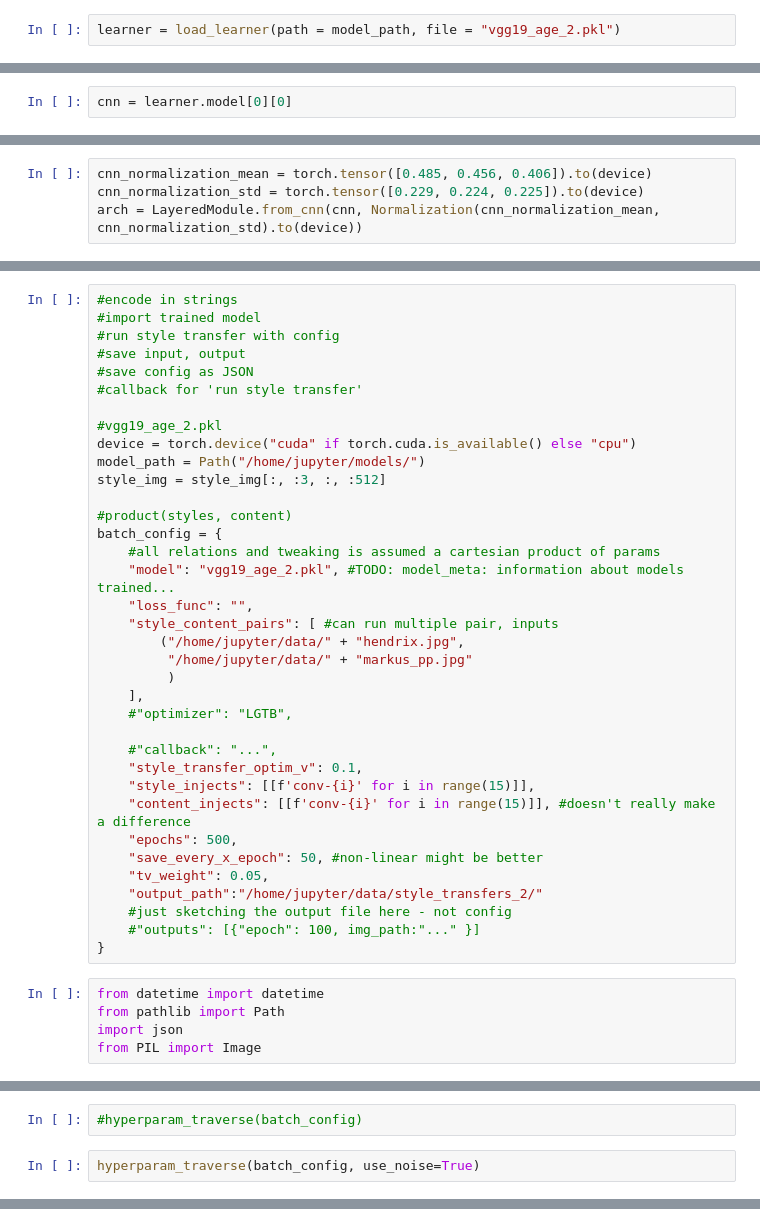
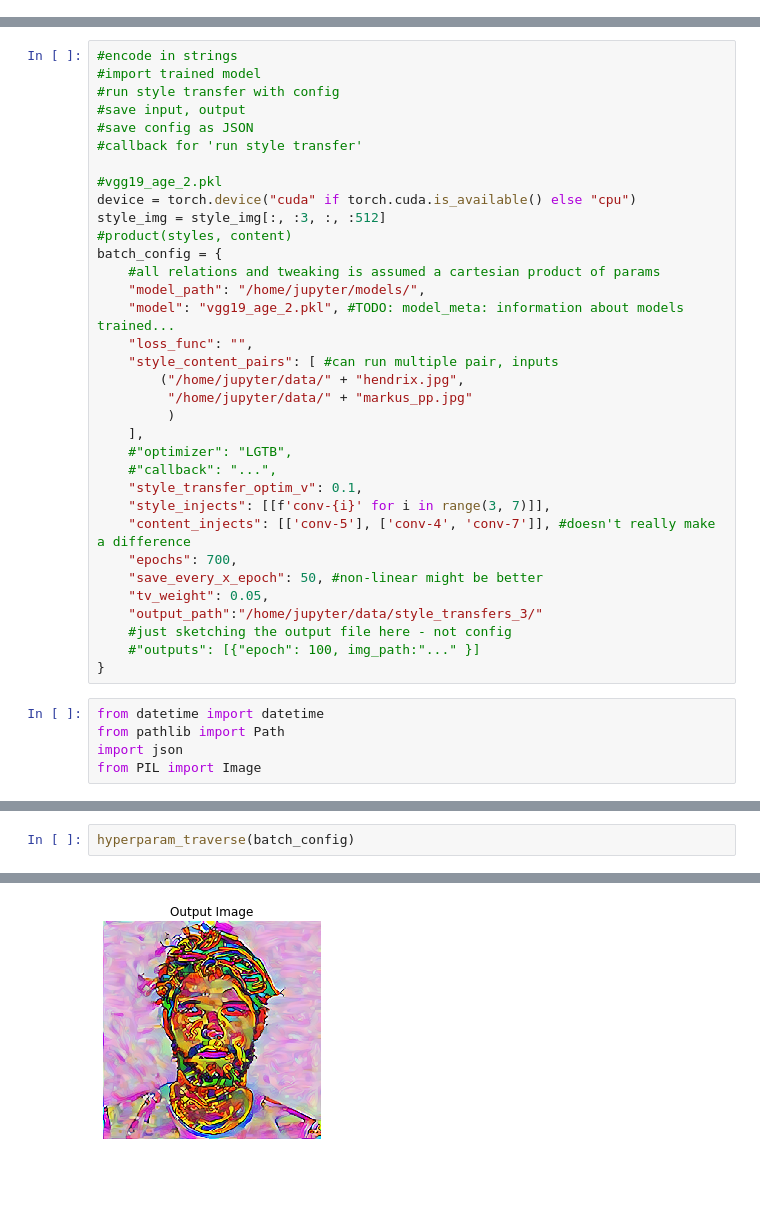
Before and after one commit to deepfx/netlens, a Jupyter notebook: nbs/playground/experiment_flow.ipynb, the cells around one changed output, grey strips where cells are left out. Cells and saved outputs as stored; diff of their text form; blank space fills up the shorter version.

Commit message:
update config in flow

```diff
--- a/nbs/playground/experiment_flow.ipynb
+++ b/nbs/playground/experiment_flow.ipynb
@@ -20,9 +15,5 @@ output_path = Path("home/jupyter/data/style_transfers_2/")
-# %%
-learner = load_learner(path = model_path, file = "vgg19_age_2.pkl")
 # %%
 device = torch.device("cuda" if torch.cuda.is_available() else "cpu")
-# %%
-cnn = learner.model[0][0]
 # %%
 # desired size of the output image
 imsize = 512 if torch.cuda.is_available() else 128  # use small size if no gpu
@@ -44,10 +35,6 @@ style_img = style_img[:, :3, :, :512]
 content_img.shape
 assert style_img.size() == content_img.size(), \
     "we need to import style and content images of the same size"
-# %%
-cnn_normalization_mean = torch.tensor([0.485, 0.456, 0.406]).to(device)
-cnn_normalization_std = torch.tensor([0.229, 0.224, 0.225]).to(device)
-arch = LayeredModule.from_cnn(cnn, Normalization(cnn_normalization_mean, cnn_normalization_std).to(device))
 # %%
 unloader = transforms.ToPILImage()  # reconvert into PIL image
 plt.ion()
@@ -75,12 +62,11 @@ def imshow(tensor, ax=None, title=None):
 
 #vgg19_age_2.pkl
 device = torch.device("cuda" if torch.cuda.is_available() else "cpu")
-model_path = Path("/home/jupyter/models/")
 style_img = style_img[:, :3, :, :512]
-
 #product(styles, content)
 batch_config = {
     #all relations and tweaking is assumed a cartesian product of params
+    "model_path": "/home/jupyter/models/",
     "model": "vgg19_age_2.pkl", #TODO: model_meta: information about models trained...
     "loss_func": "",
     "style_content_pairs": [ #can run multiple pair, inputs
@@ -89,15 +75,14 @@ batch_config = {
          )
     ],
     #"optimizer": "LGTB",
-
     #"callback": "...",
     "style_transfer_optim_v": 0.1,
-    "style_injects": [[f'conv-{i}' for i in range(15)]],
-    "content_injects": [[f'conv-{i}' for i in range(15)]], #doesn't really make a difference
-    "epochs": 500,
+    "style_injects": [[f'conv-{i}' for i in range(3, 7)]],
+    "content_injects": [['conv-5'], ['conv-4', 'conv-7']], #doesn't really make a difference
+    "epochs": 700,
     "save_every_x_epoch": 50, #non-linear might be better
     "tv_weight": 0.05,
-    "output_path":"/home/jupyter/data/style_transfers_2/"
+    "output_path":"/home/jupyter/data/style_transfers_3/"
     #just sketching the output file here - not config
     #"outputs": [{"epoch": 100, img_path:"..." }]
 }
@@ -192,7 +183,5 @@ def hyperparam_traverse(config, model_path="/home/jupyter/models/", use_noise=Fa
 
     return output
-# %%
-#hyperparam_traverse(batch_config)
 # %%
-hyperparam_traverse(batch_config, use_noise=True)
+hyperparam_traverse(batch_config)
 # %% [output]
@@ -215,0 +205 @@ SL:   604 CL:   2606
+[figure, new version]
```
Also changed, not shown: parts of 10 cells of this notebook.
